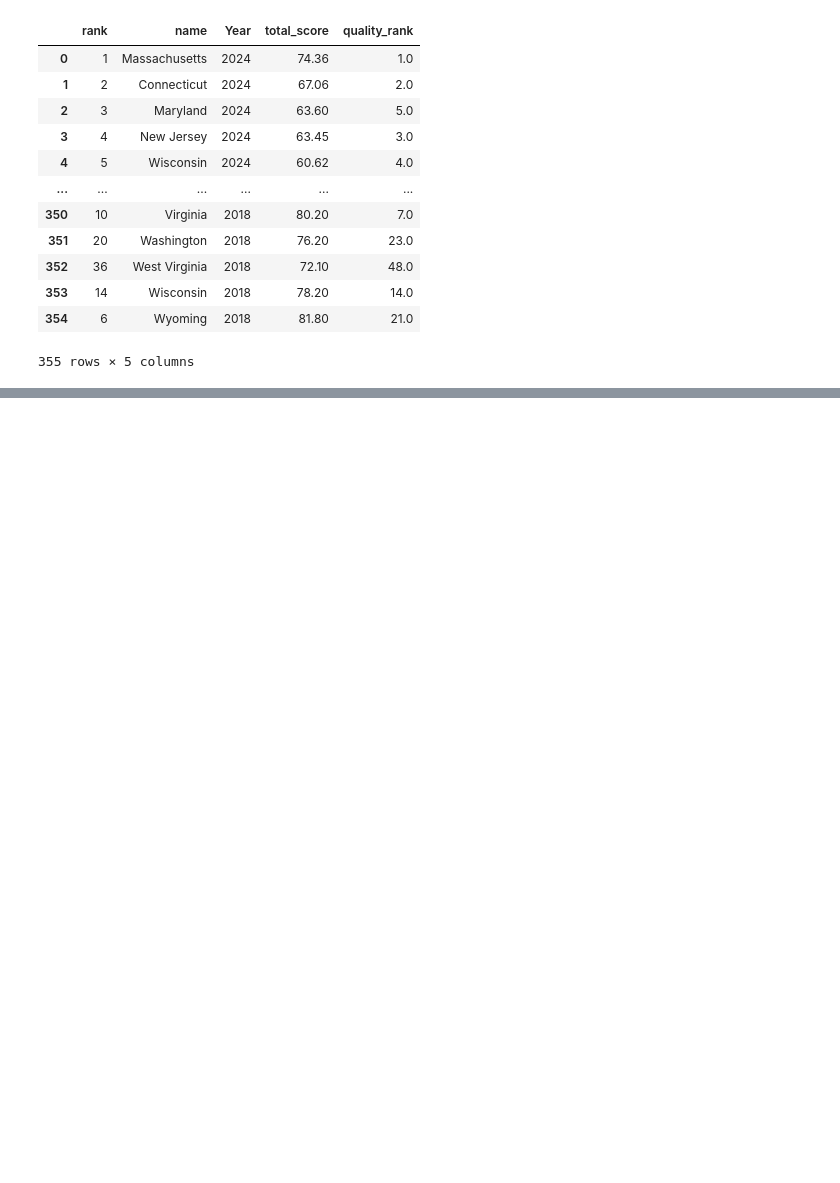
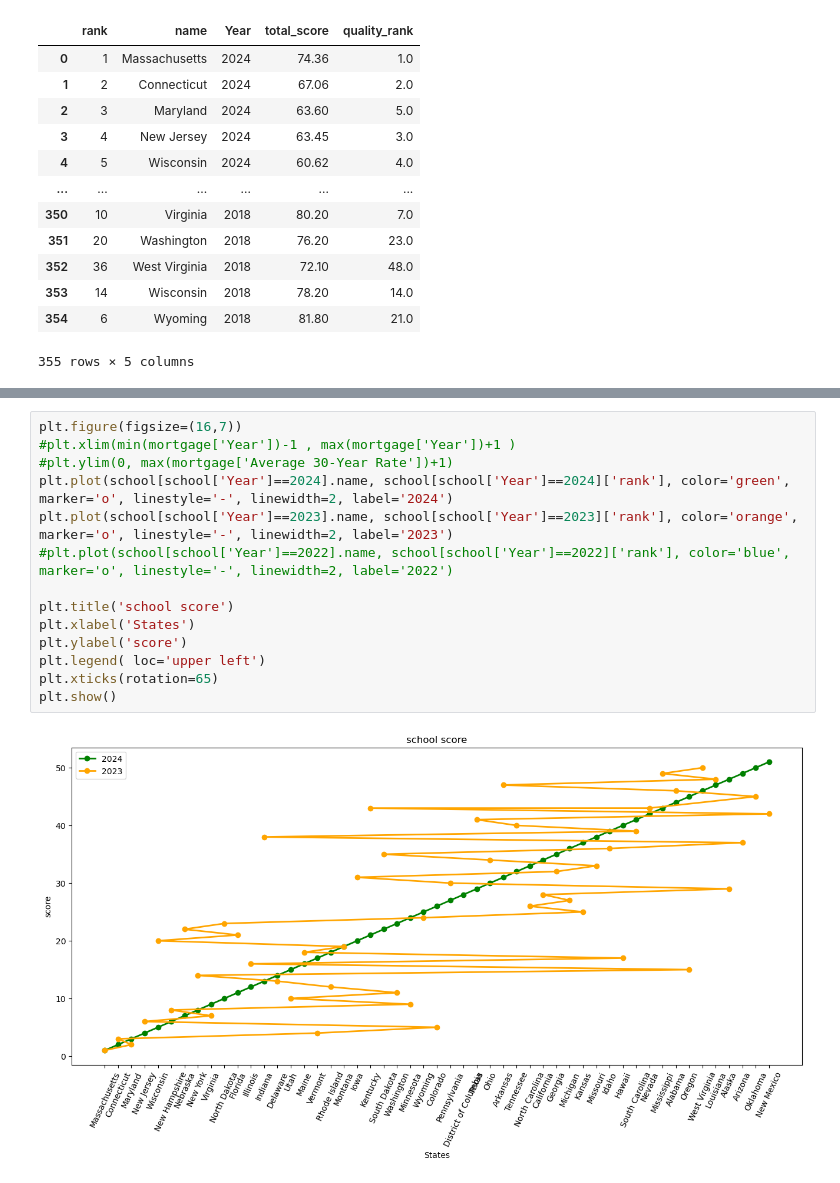
Before and after one commit to OBULI20/nss_capstone, a Jupyter notebook: notebook/Housing.ipynb, the cells around one changed output, grey strips where cells are left out. Saved outputs shown, nothing was run; the diff lists cells and outputs as text; blank space fills up the shorter version.

```diff
--- a/notebook/Housing.ipynb
+++ b/notebook/Housing.ipynb
@@ -388,0 +409,16 @@ school
+# %%
+plt.figure(figsize=(16,7))
+#plt.xlim(min(mortgage['Year'])-1 , max(mortgage['Year'])+1 )
+#plt.ylim(0, max(mortgage['Average 30-Year Rate'])+1)
+plt.plot(school[school['Year']==2024].name, school[school['Year']==2024]['rank'], color='green', marker='o', linestyle='-', linewidth=2, label='2024')
+plt.plot(school[school['Year']==2023].name, school[school['Year']==2023]['rank'], color='orange', marker='o', linestyle='-', linewidth=2, label='2023')
+#plt.plot(school[school['Year']==2022].name, school[school['Year']==2022]['rank'], color='blue', marker='o', linestyle='-', linewidth=2, label='2022')
+
+plt.title('school score')
+plt.xlabel('States')
+plt.ylabel('score')
+plt.legend( loc='upper left')
+plt.xticks(rotation=65)
+plt.show()
+# %% [output]
+[figure, added]
```
Also changed, not shown: parts of 2 cells of this notebook, 1 other file.
